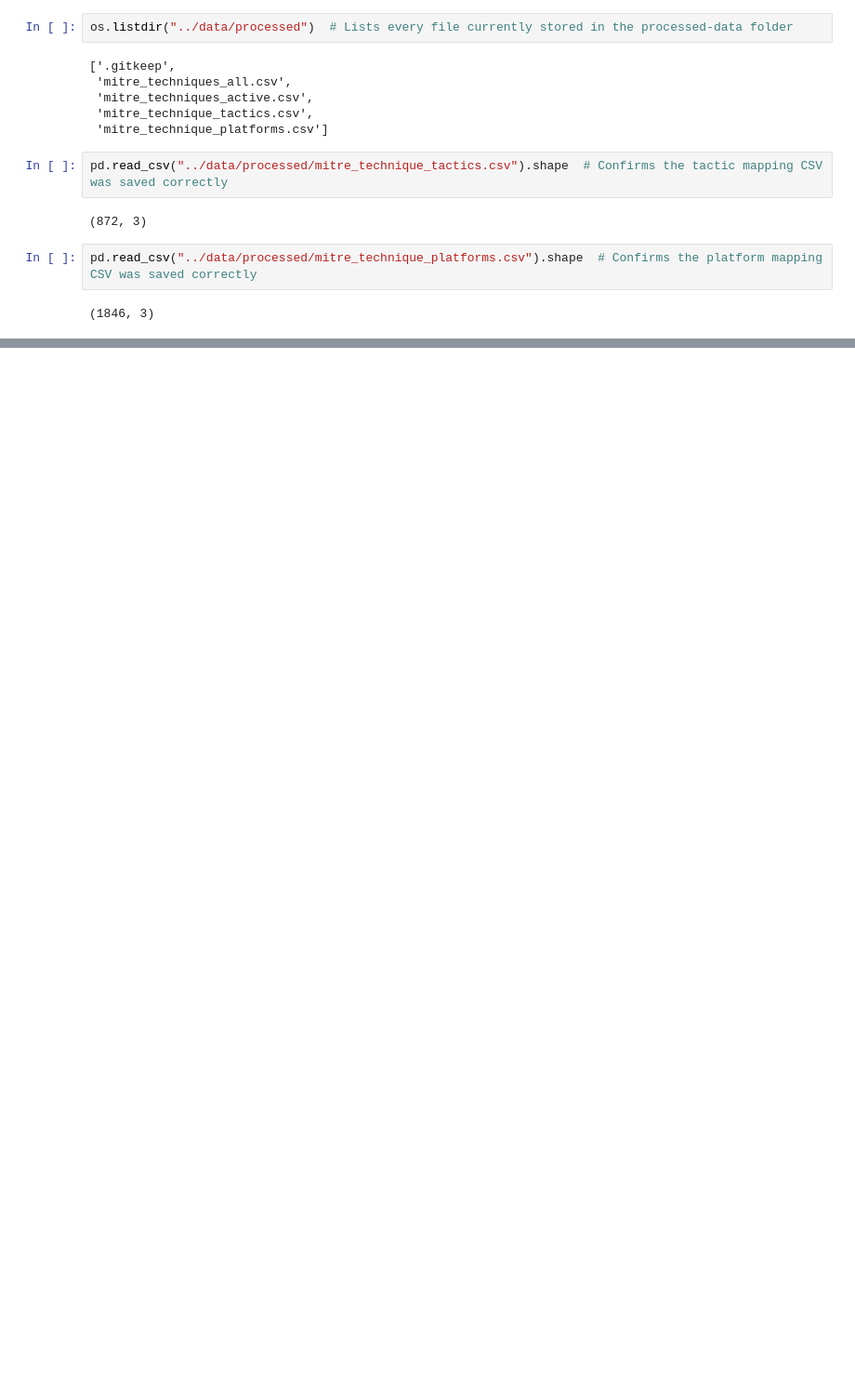
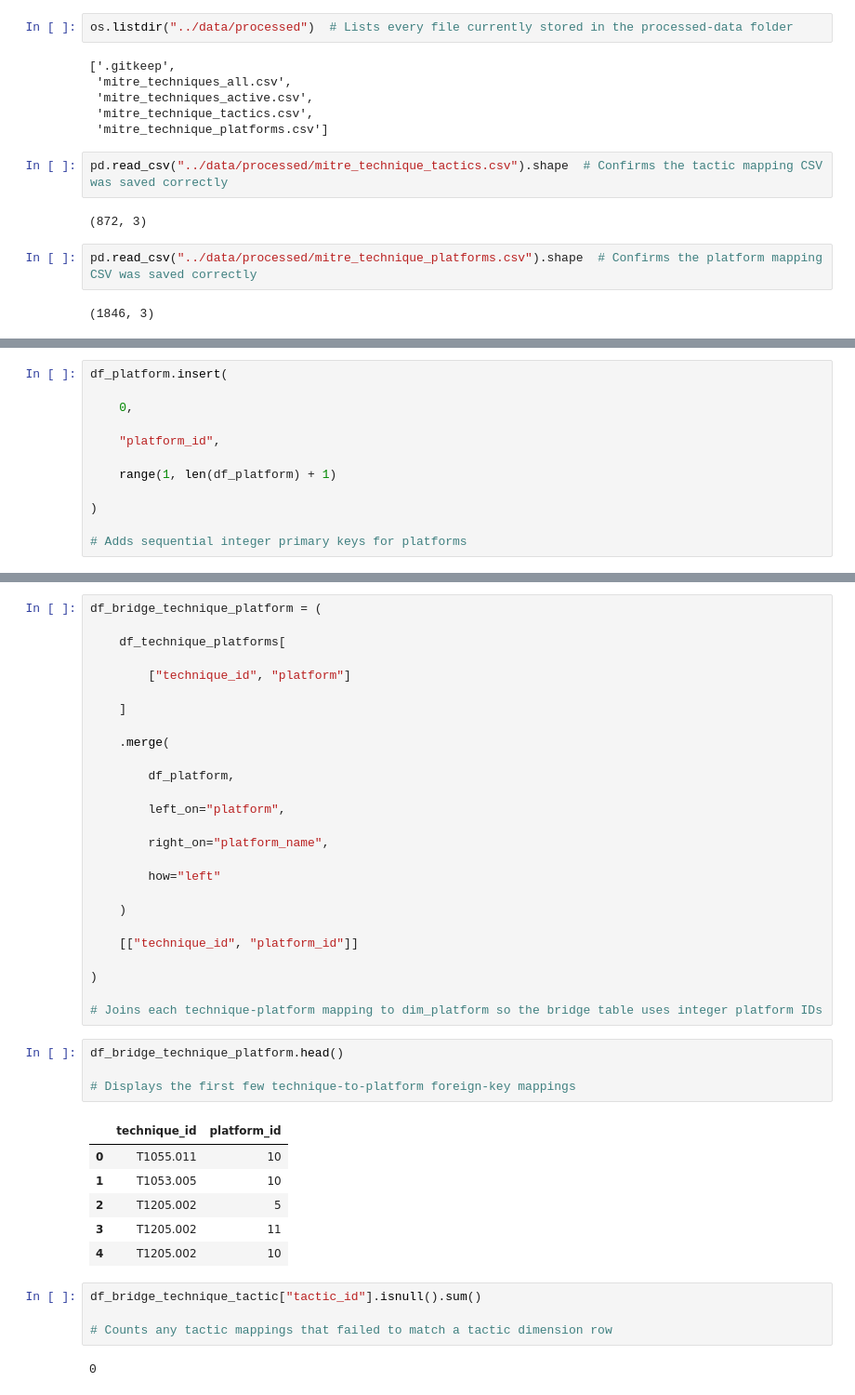
Before and after one commit to Abu-249607/threat-assurance-analytics, a Jupyter notebook: notebooks/01_explore_mitre_attack.ipynb, the cells around one changed output, grey strips where cells are left out. Shown at 93% size. Drawn from its saved outputs; the diff is of its cells as text; blank space fills up the shorter version.

```diff
--- a/notebooks/01_explore_mitre_attack.ipynb
+++ b/notebooks/01_explore_mitre_attack.ipynb
@@ -354,0 +475,12 @@ pd.read_csv("../data/processed/mitre_technique_platforms.csv").shape  # Confirms
+# %%
+df_platform.insert(
+
+    0,
+
+    "platform_id",
+
+    range(1, len(df_platform) + 1)
+
+)
+
+# Adds sequential integer primary keys for platforms
@@ -354,0 +540,43 @@ pd.read_csv("../data/processed/mitre_technique_platforms.csv").shape  # Confirms
+# %%
+df_bridge_technique_platform = (
+
+    df_technique_platforms[
+
+        ["technique_id", "platform"]
+
+    ]
+
+    .merge(
+
+        df_platform,
+
+        left_on="platform",
+
+        right_on="platform_name",
+
+        how="left"
+
+    )
+
+    [["technique_id", "platform_id"]]
+
+)
+
+# Joins each technique-platform mapping to dim_platform so the bridge table uses integer platform IDs
+# %%
+df_bridge_technique_platform.head()
+
+# Displays the first few technique-to-platform foreign-key mappings
+# %% [output]
+|  | technique_id | platform_id |
+| 0 | T1055.011 | 10 |
+| 1 | T1053.005 | 10 |
+| 2 | T1205.002 | 5 |
+| 3 | T1205.002 | 11 |
+| 4 | T1205.002 | 10 |
+# %%
+df_bridge_technique_tactic["tactic_id"].isnull().sum()
+
+# Counts any tactic mappings that failed to match a tactic dimension row
+# %% [output]
+0
```
Also changed, not shown: parts of 22 cells of this notebook, 7 other files.
